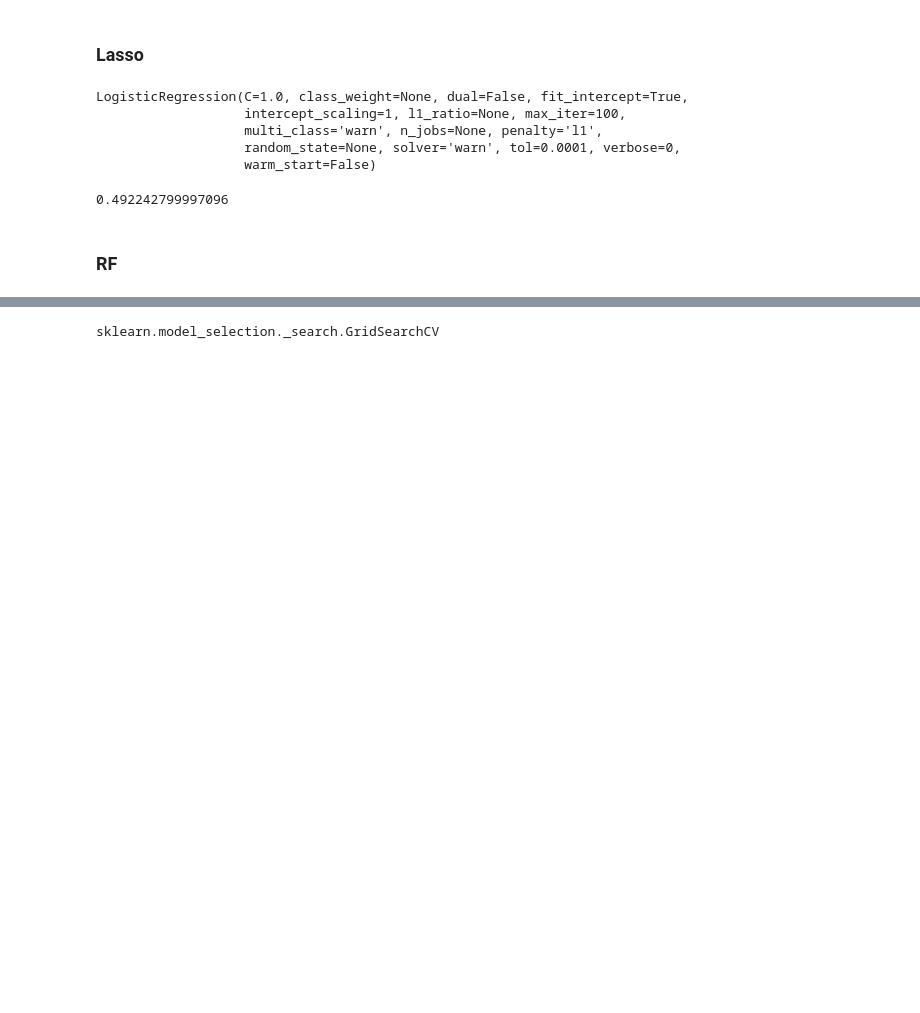
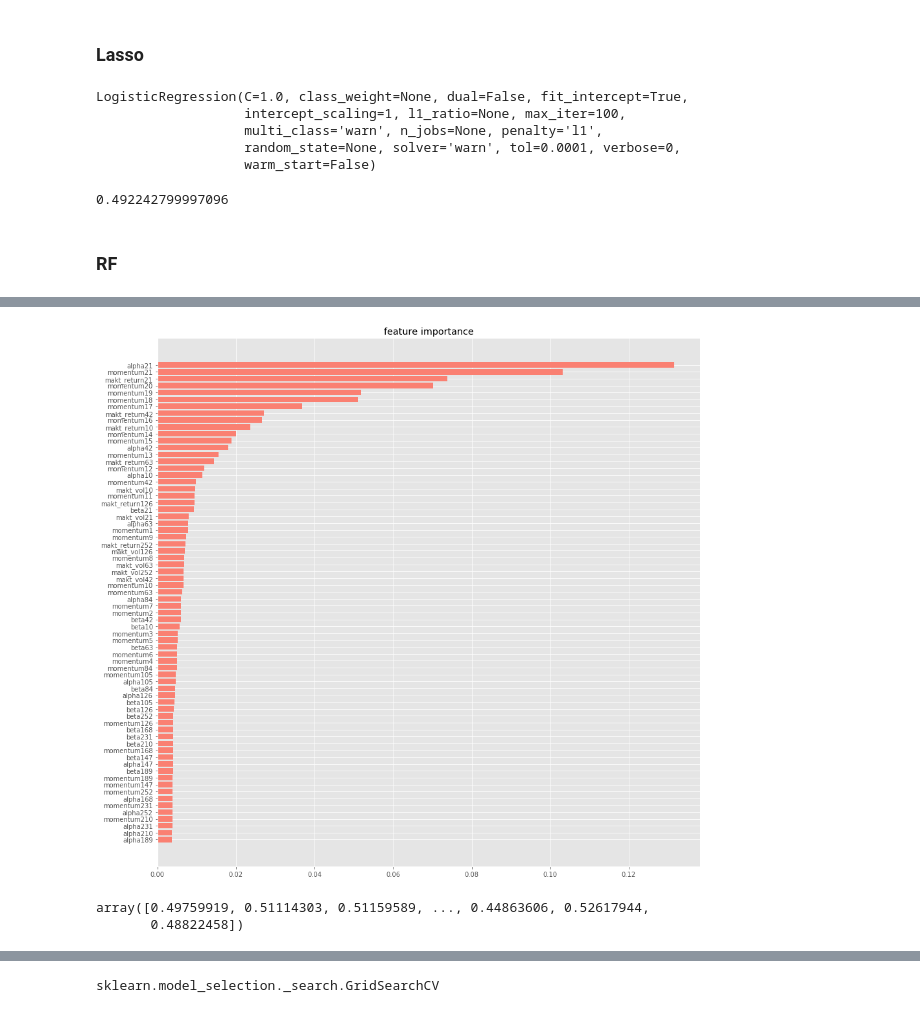
Before and after one commit to danielzzhou/mlteamproject, a Jupyter notebook: Models.ipynb, the cells around one changed output, grey strips where cells are left out. Drawn from its saved outputs; the diff is of its cells as text; code cells hidden in the pictures; blank space fills up the shorter version.

```diff
--- a/Models.ipynb
+++ b/Models.ipynb
@@ -63,0 +100,3 @@ data_raw["id"] = data_raw.index
+# %%
+data_raw = data_raw_.copy()
+y_raw = data_raw_[['date', 'CUSIP', 'TICKER', 'Y']].copy()
@@ -71,9 +142,9 @@ X_val = data_raw.iloc[train_cut:].loc[data_raw["dateDT"] <= data_raw["dateDT"][v
 val_cut = train_cut + X_val.shape[0]
 X_test = data_raw.iloc[val_cut:]
 # %%
-y_train = y_raw.iloc[:train_cut]
-y_val = y_raw.iloc[train_cut:val_cut]
-y_test = y_raw.iloc[val_cut:]
+y_train_ = y_raw.iloc[:train_cut]
+y_val_ = y_raw.iloc[train_cut:val_cut]
+y_test_ = y_raw.iloc[val_cut:]
 # %%
 #feature_all = ['PRC', 'VOL']
 feature_all = []
@@ -109,9 +180,10 @@ X_train = X_train[feature_all]
 X_val = X_val[feature_all]
 X_test = X_test[feature_all]
 
-#y_train = y_train['Y']
-#y_val = y_val['Y']
-#y_test = y_test['Y']
+
+y_train = y_train_['Y']
+y_val = y_val_['Y']
+y_test = y_test_['Y']
 
 n1 = X_train.shape[0]
 n2 = X_val.shape[0]
@@ -166,7 +238,7 @@ train_pred = lasso1.predict(X_train)
 # %% [markdown]
 ### RF
 # %%
-rf1 = RandomForestClassifier(n_estimators=300, max_depth=10, random_state=0)
+rf1 = RandomForestClassifier(n_estimators=300, max_depth=30, n_jobs=-1)
 rf1.fit(X_train, y_train)
 # %% [output]
 RandomForestClassifier(bootstrap=True, class_weight=None, criterion='gini',
@@ -194,0 +267,19 @@ np.mean(np.array(y_val)[top1000])
+# %%
+importances = rf1.feature_importances_
+names = X_train.columns
+indices = np.argsort(importances)
+
+fig = plt.figure(figsize=(15, 15))
+ax = fig.subplots(1, 1)
+plt.barh(names[indices], importances[indices],
+        color='salmon', align='center')
+plt.title('feature importance')
+plt.show()
+# %% [output]
+[figure, added]
+# %%
+prob1_ = rf1.predict_proba(X_test)[:, 1]
+prob1_
+# %% [output]
+array([0.49759919, 0.51114303, 0.51159589, ..., 0.44863606, 0.52617944,
+       0.48822458])
```
Also changed, not shown: parts of 48 cells of this notebook.
